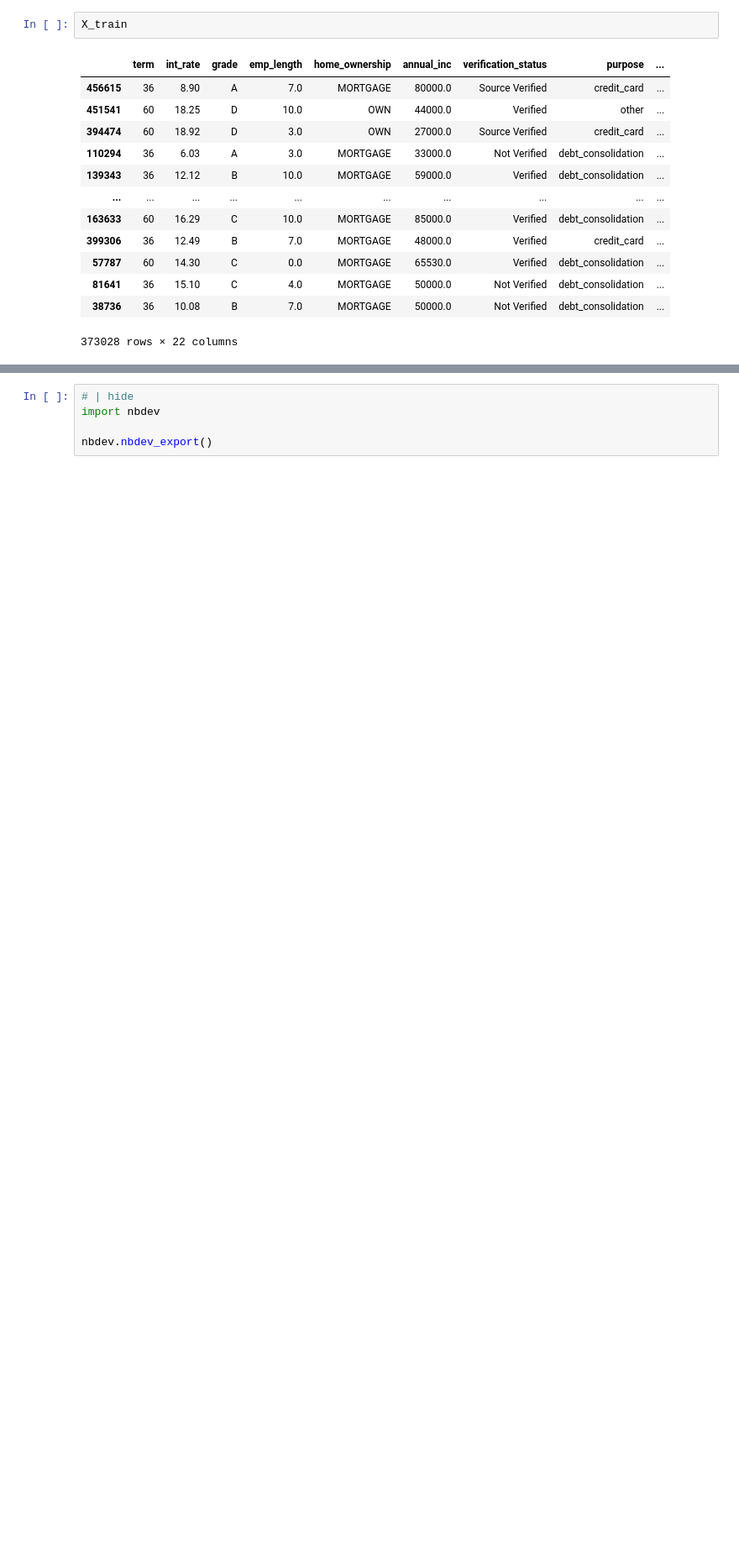
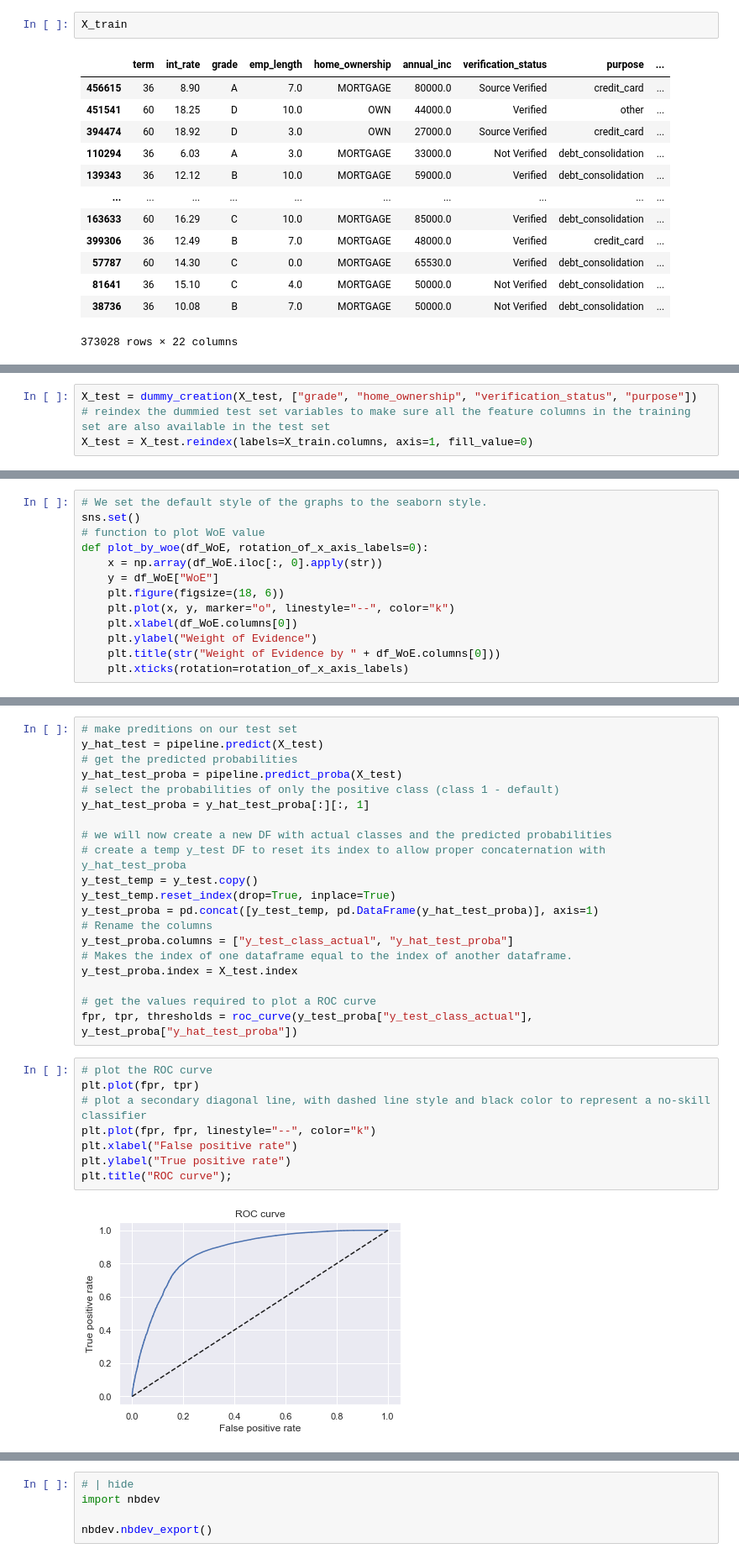
Before and after one commit to HenryDashwood/loans-modelling, a Jupyter notebook: nbs/00_core.ipynb, the cells around one changed output, grey strips where cells are left out. Shown at 84% size. Saved outputs shown, nothing was run; the diff lists cells and outputs as text; blank space fills up the shorter version.

```diff
--- a/nbs/00_core.ipynb
+++ b/nbs/00_core.ipynb
@@ -276,0 +315,4 @@ X_train
+# %%
+X_test = dummy_creation(X_test, ["grade", "home_ownership", "verification_status", "purpose"])
+# reindex the dummied test set variables to make sure all the feature columns in the training set are also available in the test set
+X_test = X_test.reindex(labels=X_train.columns, axis=1, fill_value=0)
@@ -276,0 +403,13 @@ X_train
+# %%
+# We set the default style of the graphs to the seaborn style.
+sns.set()
+# function to plot WoE value
+def plot_by_woe(df_WoE, rotation_of_x_axis_labels=0):
+    x = np.array(df_WoE.iloc[:, 0].apply(str))
+    y = df_WoE["WoE"]
+    plt.figure(figsize=(18, 6))
+    plt.plot(x, y, marker="o", linestyle="--", color="k")
+    plt.xlabel(df_WoE.columns[0])
+    plt.ylabel("Weight of Evidence")
+    plt.title(str("Weight of Evidence by " + df_WoE.columns[0]))
+    plt.xticks(rotation=rotation_of_x_axis_labels)
@@ -276,0 +654,30 @@ X_train
+# %%
+# make preditions on our test set
+y_hat_test = pipeline.predict(X_test)
+# get the predicted probabilities
+y_hat_test_proba = pipeline.predict_proba(X_test)
+# select the probabilities of only the positive class (class 1 - default)
+y_hat_test_proba = y_hat_test_proba[:][:, 1]
+
+# we will now create a new DF with actual classes and the predicted probabilities
+# create a temp y_test DF to reset its index to allow proper concaternation with y_hat_test_proba
+y_test_temp = y_test.copy()
+y_test_temp.reset_index(drop=True, inplace=True)
+y_test_proba = pd.concat([y_test_temp, pd.DataFrame(y_hat_test_proba)], axis=1)
+# Rename the columns
+y_test_proba.columns = ["y_test_class_actual", "y_hat_test_proba"]
+# Makes the index of one dataframe equal to the index of another dataframe.
+y_test_proba.index = X_test.index
+
+# get the values required to plot a ROC curve
+fpr, tpr, thresholds = roc_curve(y_test_proba["y_test_class_actual"], y_test_proba["y_hat_test_proba"])
+# %%
+# plot the ROC curve
+plt.plot(fpr, tpr)
+# plot a secondary diagonal line, with dashed line style and black color to represent a no-skill classifier
+plt.plot(fpr, fpr, linestyle="--", color="k")
+plt.xlabel("False positive rate")
+plt.ylabel("True positive rate")
+plt.title("ROC curve");
+# %% [output]
+[figure, added]
```
Also changed, not shown: parts of 21 cells of this notebook, 2 other files.
